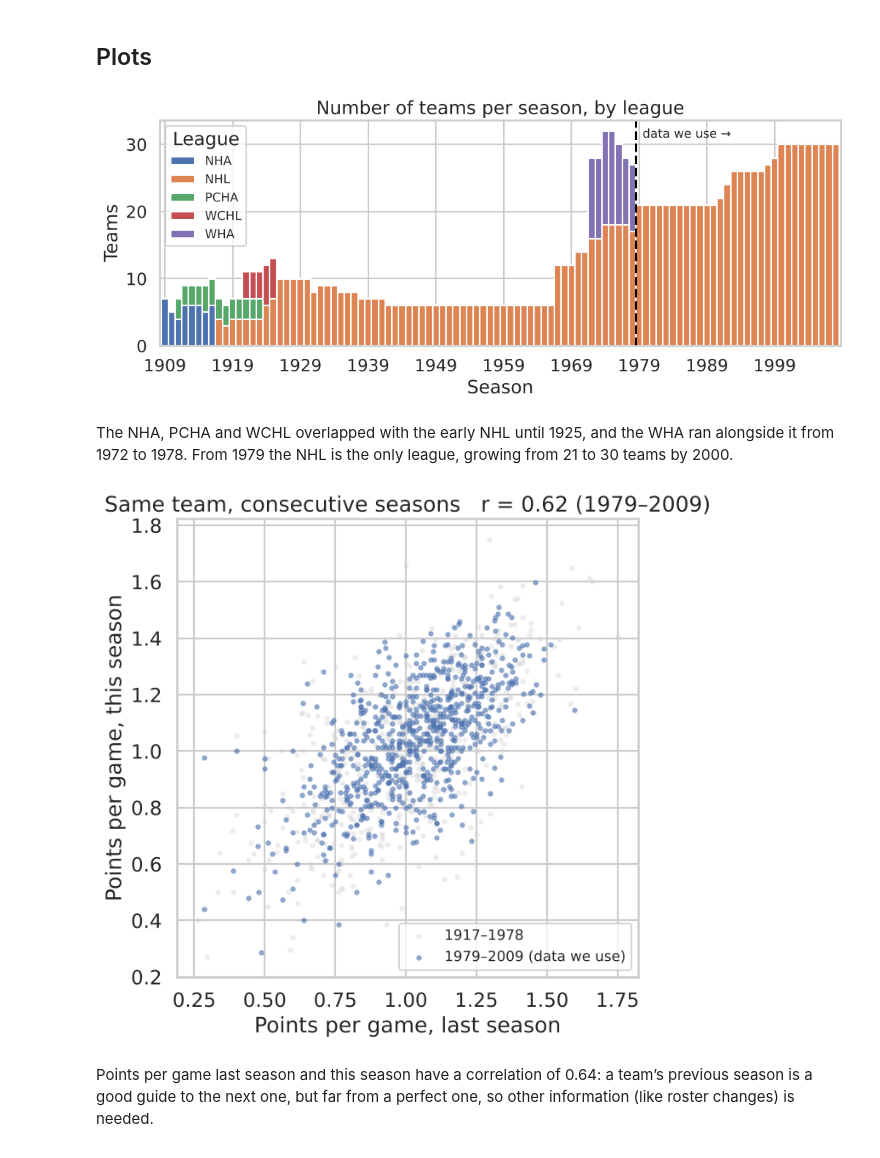
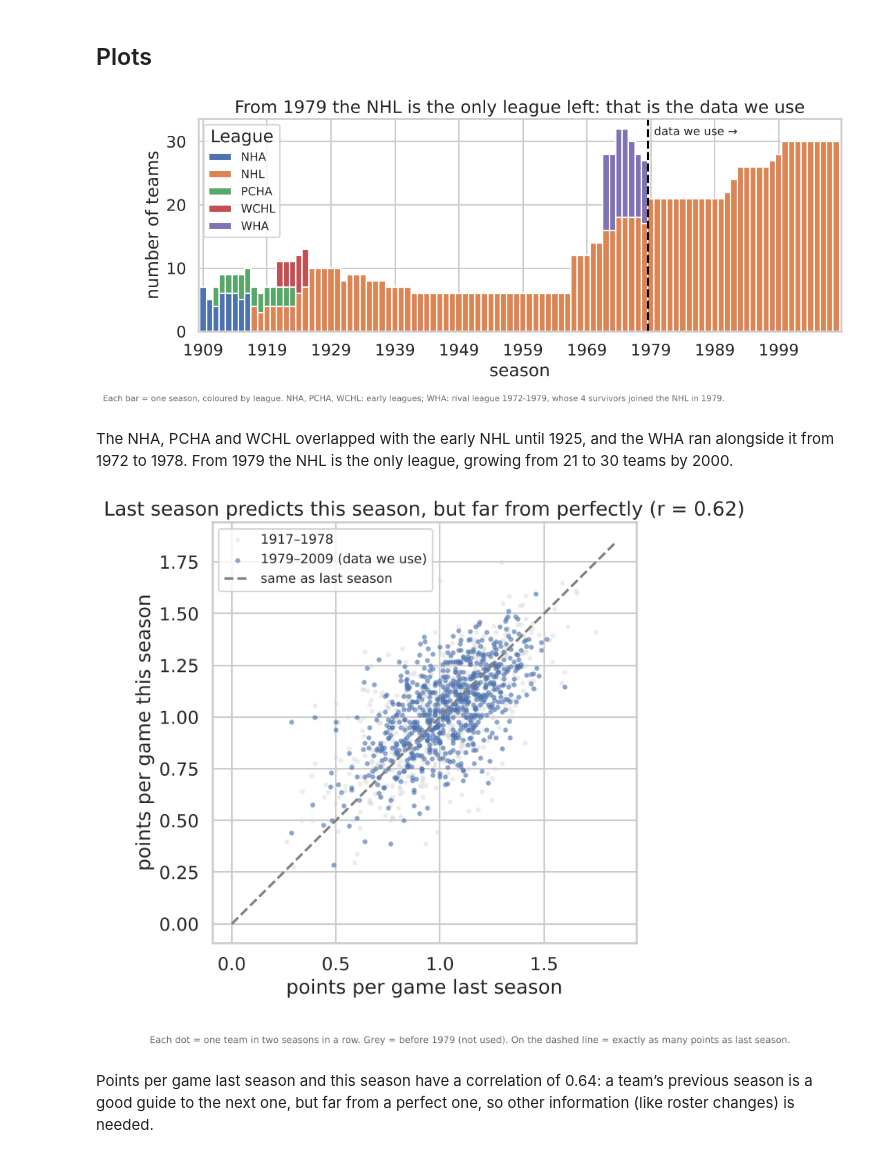
Before and after one commit to up202303702/AC, a Jupyter notebook: notebooks/01_data_overview.ipynb, the cells around one changed output. Saved outputs shown, nothing was run; the diff lists cells and outputs as text; code cells hidden in the pictures.

Commit message:
plots e foda se fixed

```diff
--- a/notebooks/01_data_overview.ipynb
+++ b/notebooks/01_data_overview.ipynb
@@ -456,42 +456,48 @@ pd.read_sql("""
 # %% [markdown]
 ## Plots
 # %%
+from src.plot_labels import footnote
 teams = tables["Teams"]
 counts = teams.groupby(["year", "lgID"]).size().unstack(fill_value=0)
-counts.plot(kind="bar", stacked=True, width=1, figsize=(12, 4))
+ax = counts.plot(kind="bar", stacked=True, width=1, figsize=(12, 4))
 plt.xticks(range(0, len(counts), 10), counts.index[::10], rotation=0)
 plt.axvline(list(counts.index).index(1979) - 0.5, color="black", linestyle="--")
 plt.text(list(counts.index).index(1979) + 0.5, 31, "data we use →", fontsize=12)
 plt.legend(title="League", loc="upper left", fontsize=12)
-plt.title("Number of teams per season, by league")
-plt.ylabel("Teams"); plt.xlabel("Season")
+plt.title("From 1979 the NHL is the only league left: that is the data we use")
+plt.ylabel("number of teams"); plt.xlabel("season")
+footnote(plt.gcf(), "Each bar = one season, coloured by league. NHA, PCHA, WCHL: early leagues; WHA: rival league 1972-1979, whose 4 survivors joined the NHL in 1979.", y=-0.12)
 plt.savefig(FIG / "teams_per_season.png", bbox_inches="tight"); plt.show()
 # %% [output]
-[figure, old version]
+[figure, new version]
 # %% [markdown]
 The NHA, PCHA and WCHL overlapped with the early NHL until 1925, and the WHA ran alongside it from 1972 to 1978. From 1979 the NHL is the only league, growing from 21 to 30 teams by 2000.
 # %%
 from scipy import stats
 
 nhl = teams[teams["lgID"] == "NHL"].copy()
 nhl["pts_per_game"] = nhl["Pts"] / nhl["G"]
 nhl["gf_per_game"] = nhl["GF"] / nhl["G"]
 nhl["ga_per_game"] = nhl["GA"] / nhl["G"]
 nhl = nhl.sort_values(["franchID", "year"])
 nhl["pts_per_game_last"] = nhl.groupby("franchID")["pts_per_game"].shift(1)
 pair = nhl.dropna(subset=["pts_per_game_last"])
 recent = pair["year"] >= 1979
 
 r, p = stats.pearsonr(pair.loc[recent, "pts_per_game_last"], pair.loc[recent, "pts_per_game"])
 plt.figure(figsize=(7, 7))
 plt.scatter(pair.loc[~recent, "pts_per_game_last"], pair.loc[~recent, "pts_per_game"], s=10, alpha=0.3, color="lightgray", label="1917–1978")
 plt.scatter(pair.loc[recent, "pts_per_game_last"], pair.loc[recent, "pts_per_game"], s=10, alpha=0.5, label="1979–2009 (data we use)")
-plt.xlabel("Points per game, last season"); plt.ylabel("Points per game, this season")
-plt.title(f"Same team, consecutive seasons   r = {r:.2f} (1979–2009)")
+lim = [0, pair["pts_per_game"].max() + 0.1]
+plt.plot(lim, lim, ls="--", color="grey", label="same as last season")
+plt.xlabel("points per game last season"); plt.ylabel("points per game this season")
+plt.title(f"Last season predicts this season, but far from perfectly (r = {r:.2f})")
+from src.plot_labels import footnote
+footnote(plt.gcf(), "Each dot = one team in two seasons in a row. Grey = before 1979 (not used). On the dashed line = exactly as many points as last season.", y=-0.06)
 plt.legend(fontsize=12)
 plt.savefig(FIG / "points_last_vs_this.png", bbox_inches="tight"); plt.show()
 # %% [output]
-[figure, old version]
+[figure, new version]
 # %% [markdown]
 Points per game last season and this season have a correlation of 0.64: a team’s previous season is a good guide to the next one, but far from a perfect one, so other information (like roster changes) is needed.
 # %%
```
Also changed, not shown: parts of 8 cells of this notebook, 32 other files.
